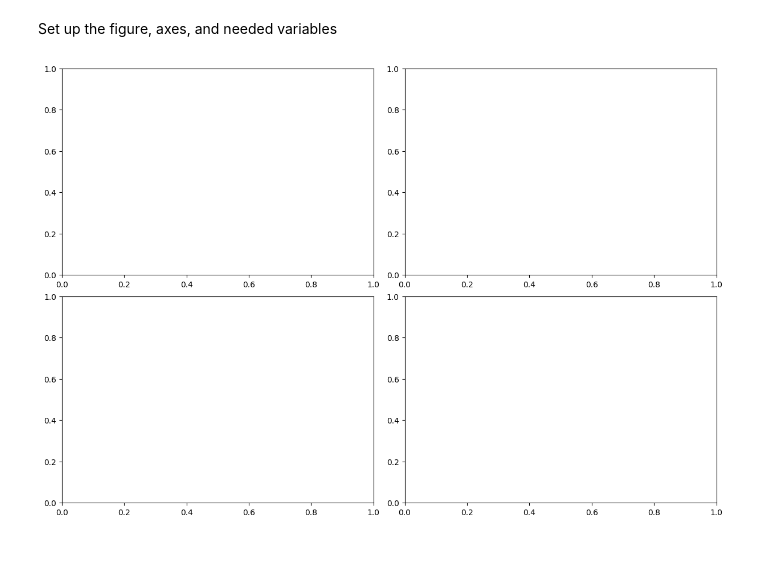
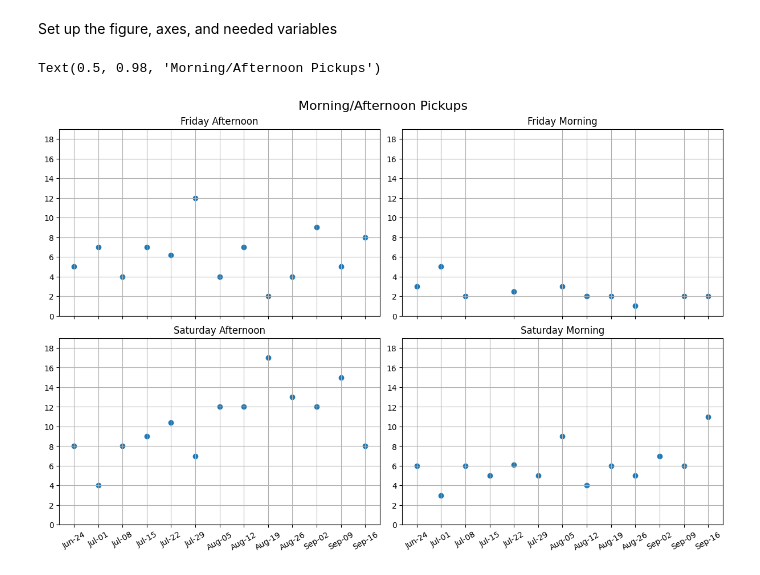
Before and after one commit to tmonks/python-data-analysis, a Jupyter notebook: matplotlib-scatterplot.ipynb, the cells around one changed output. Saved outputs shown, nothing was run; the diff lists cells and outputs as text; code cells hidden in the pictures.

```diff
--- a/matplotlib-scatterplot.ipynb
+++ b/matplotlib-scatterplot.ipynb
@@ -40,14 +38,49 @@ Set up the figure, axes, and needed variables
 # %%
 # constrained_layout automatically adjusts subplots and legends so they fit in the figure window
 fig, axes = plt.subplots(ncols=2, nrows=2, figsize=(12, 8), constrained_layout=True)
 
 # flatten list of axes
 axes = axes.reshape(-1)
 
 # 4 separate time slots to plot
 timeslots = list(ampm_df['timeslot'].unique())
 
 # maximum for the y axis
 ymax = ampm_df['count'].max() + 2
+
+for i, ax in enumerate(axes):
+    # create a df for the plot with the filtered rows, and only the necessary columns
+    plot_df = ampm_df.loc[ampm_df['timeslot'] == timeslots[i],['date', 'count']]
+    plot_df.set_index('date', inplace=True)
+
+    # temporary fix for missing 2022-07-22 data - fill in with mean for each group
+    avg_fill = plot_df['count'].mean()
+    plot_df.loc[datetime(2022,7,22)] = {'count': avg_fill}
+    plot_df.sort_index(inplace=True)
+
+    # plot the box counts
+    ax.scatter(plot_df.index, plot_df['count'])
+    ax.set_ylim(bottom=0, top=ymax)
+    ax.set_title(timeslots[i])
+
+    # set y ticks to all even numbers
+    ax.set_yticks(np.arange(0,ymax, 2))
+
+    # set x ticks to every date
+    ax.set_xticks(plot_df.index)
+    ax.set_xticklabels(ax.get_xticks(), rotation = 30)
+    ax.xaxis.set_major_formatter(mdates.DateFormatter('%b-%d'))
+
+    # restore xlims
+    ax.set_xlim(x_low, x_high)
+
+    # turn on the grid
+    ax.grid(True)
+
+# add a figure-level legend
+axes[0].set_xticklabels([])
+axes[1].set_xticklabels([])
+fig.suptitle('Morning/Afternoon Pickups', fontsize=16)
 # %% [output]
+Text(0.5, 0.98, 'Morning/Afternoon Pickups')
-[figure, old version]
+[figure, new version]
```
Also changed, not shown: parts of 6 cells of this notebook.
